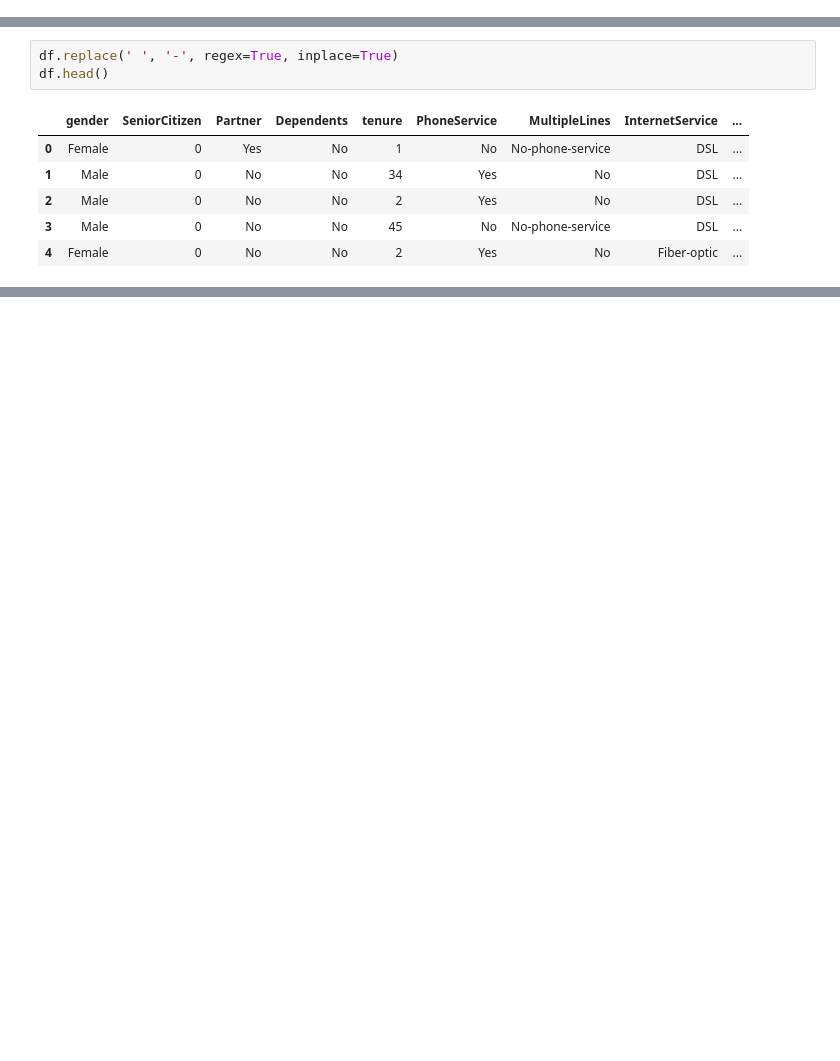
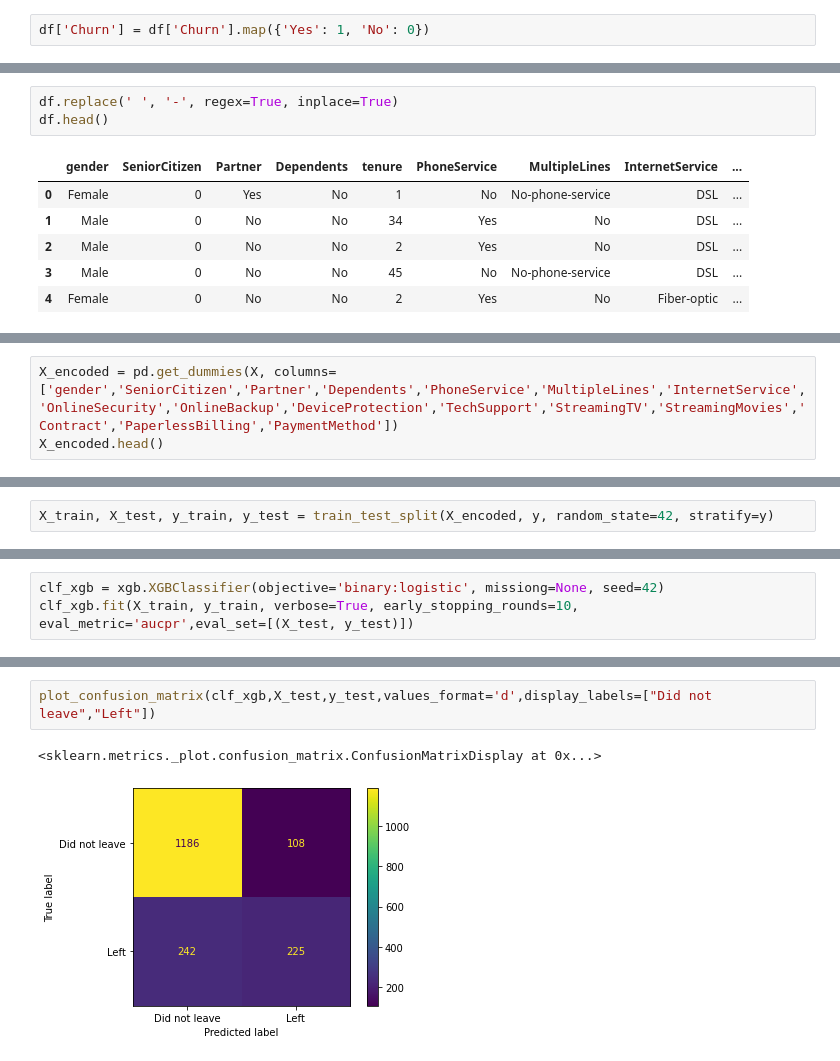
Before and after one commit to herr-hollis/Analyse-Telco-Custer-Churn-using-XGBoost, a Jupyter notebook: Telco_customer_churn.ipynb, the cells around one changed output, grey strips where cells are left out. Cells and saved outputs as stored; diff of their text form; blank space fills up the shorter version.

```diff
--- a/Telco_customer_churn.ipynb
+++ b/Telco_customer_churn.ipynb
@@ -9,3 +24,5 @@ df = pd.read_csv(url)
+# %%
+df['Churn'] = df['Churn'].map({'Yes': 1, 'No': 0})
 # %%
 df.head()
 # %% [output]
@@ -200,0 +242,3 @@ Name: Churn, dtype: object
+# %%
+X_encoded = pd.get_dummies(X, columns=['gender','SeniorCitizen','Partner','Dependents','PhoneService','MultipleLines','InternetService','OnlineSecurity','OnlineBackup','DeviceProtection','TechSupport','StreamingTV','StreamingMovies','Contract','PaperlessBilling','PaymentMethod'])
+X_encoded.head()
@@ -200,0 +260,2 @@ Name: Churn, dtype: object
+# %%
+X_train, X_test, y_train, y_test = train_test_split(X_encoded, y, random_state=42, stratify=y)
@@ -200,0 +270,3 @@ Name: Churn, dtype: object
+# %%
+clf_xgb = xgb.XGBClassifier(objective='binary:logistic', missiong=None, seed=42)
+clf_xgb.fit(X_train, y_train, verbose=True, early_stopping_rounds=10, eval_metric='aucpr',eval_set=[(X_test, y_test)])
@@ -200,0 +298,5 @@ Name: Churn, dtype: object
+# %%
+plot_confusion_matrix(clf_xgb,X_test,y_test,values_format='d',display_labels=["Did not leave","Left"])
+# %% [output]
+<sklearn.metrics._plot.confusion_matrix.ConfusionMatrixDisplay at 0x...>
+[figure, added]
```
Also changed, not shown: parts of 18 cells of this notebook.
